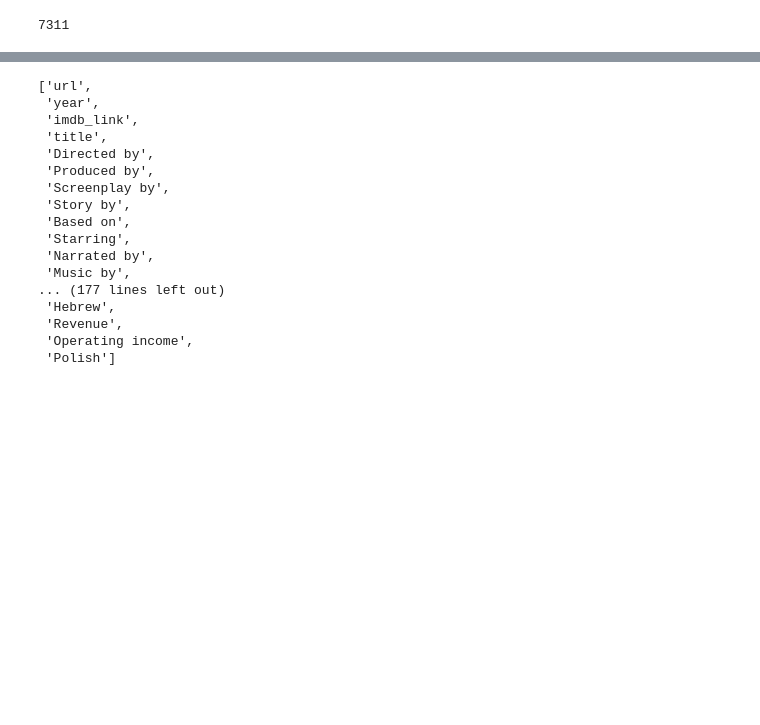
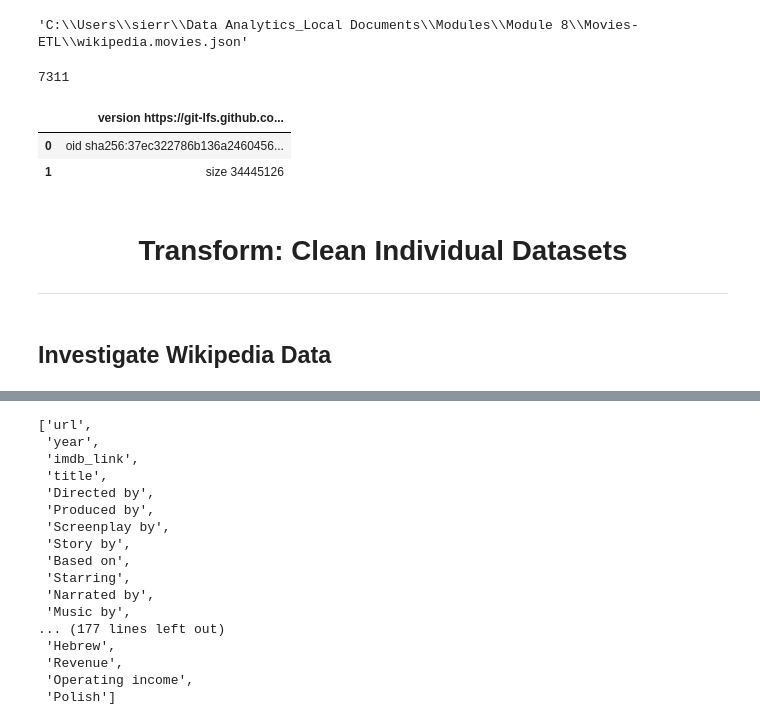
Before and after one commit to sierrah154/Movies-ETL, a Jupyter notebook: ETL.ipynb, the cells around one changed output, grey strips where cells are left out. Drawn from its saved outputs; the diff is of its cells as text; code cells hidden in the pictures; blank space fills up the shorter version.

```diff
--- a/Transform.ipynb
+++ b/ETL.ipynb
@@ -6,3 +10,7 @@ import re
+# %%
+f'{file_dir}wikipedia.movies.json'
+# %% [output]
+'C:\\Users\\sierr\\Data Analytics_Local Documents\\Modules\\Module 8\\Movies-ETL\\wikipedia.movies.json'
 # %%
 with open('wikipedia.movies.json', mode='r') as file:
     wiki_movies_raw = json.load(file)
@@ -10,6 +18,21 @@ with open('wikipedia.movies.json', mode='r') as file:
 len(wiki_movies_raw)
 # %% [output]
 7311
+# %%
+kaggle_metadata = pd.read_csv(f'{file_dir}movies_metadata.csv', low_memory=False)
+ratings = pd.read_csv(f'{file_dir}ratings.csv')
+# %%
+kaggle_metadata.head()
+# %% [output]
+|  | version https://git-lfs.github.co... |
+| 0 | oid sha256:37ec322786b136a2460456... |
+| 1 | size 34445126 |
+# %% [markdown]
+<h1><center>Transform: Clean Individual Datasets</h1></center>
+
+______
+# %% [markdown]
+## Investigate Wikipedia Data
 # %%
 wiki_movies_df = pd.DataFrame(wiki_movies_raw)
 # %%
```
Also changed, not shown: parts of 9 cells of this notebook, 2 other files.
